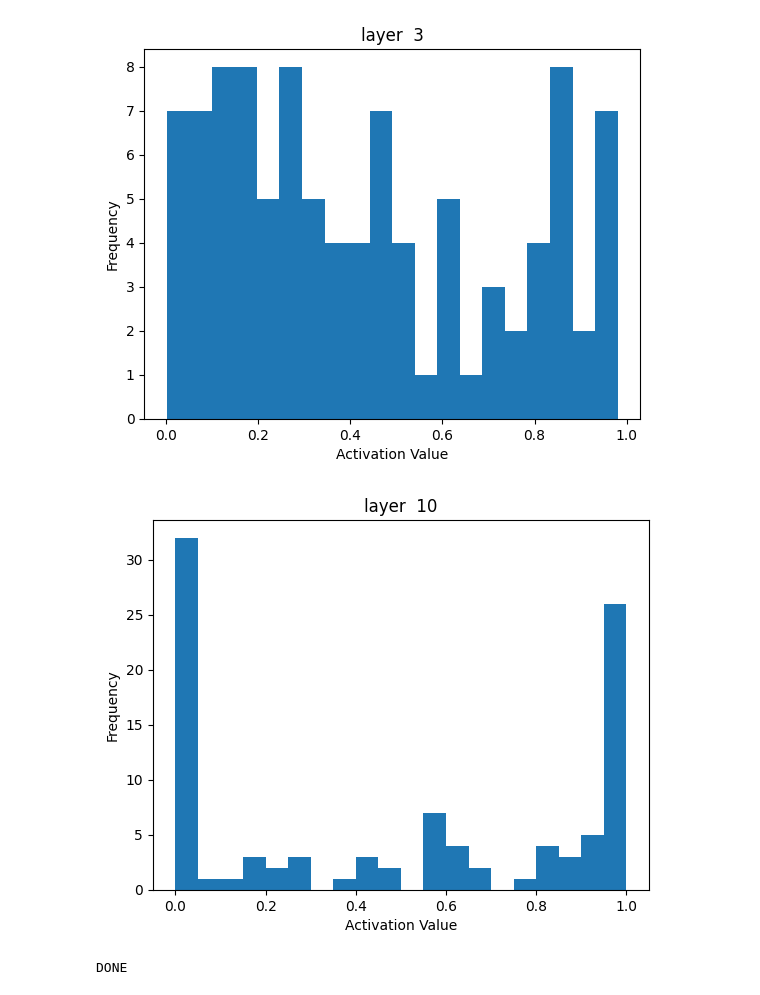
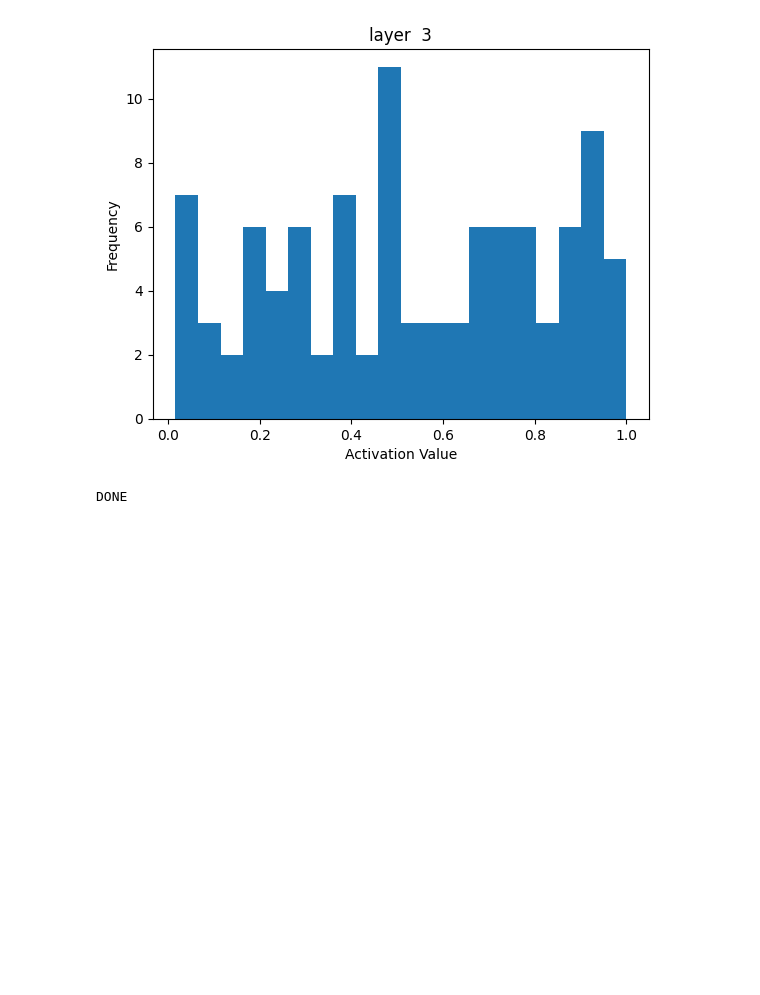
Before and after one commit to MehrabHamidi99/DimensionCollapse_sparsity, a Jupyter notebook: run_exp.ipynb, the cells around one changed output. Drawn from its saved outputs; the diff is of its cells as text; code cells hidden in the pictures; blank space fills up the shorter version.

```diff
--- a/run_exp.ipynb
+++ b/run_exp.ipynb
@@ -7,36 +7,35 @@ archs = [
     # (100, [100]),
     # (100, [100, 100]),
     (100, [100, 100, 100]),
     # (100, [100, 100, 100, 100]),
     # (100, [100, 100, 100, 100, 100]),
     # (100, [100, 100, 100, 100, 100, 100]),
     # (100, [100, 100, 100, 100, 100, 100, 100]),
     # (100, [100, 100, 100, 100, 100, 100, 100, 100]),
     # (100, [100, 100, 100, 100, 100, 100, 100, 100, 100]),
-    (100, [100, 100, 100, 100, 100, 100, 100, 100, 100, 100]),
+    # (100, [100, 100, 100, 100, 100, 100, 100, 100, 100, 100]),
     # (100, [100, 100, 100, 100, 100, 100, 100, 100, 100, 100, 100]),
     # (100, [100, 100, 100, 100, 100, 100, 100, 100, 100, 100, 100, 100]),
     # (100, [100, 100, 100, 100, 100, 100, 100, 100, 100, 100, 100, 100, 100]),
     # (100, [100, 100, 100, 100, 100, 100, 100, 100, 100, 100, 100, 100, 100, 100]),
     # (100, [100, 100, 100, 100, 100, 100, 100, 100, 100, 100, 100, 100, 100, 100, 100]),
     # (100, [100, 100, 100, 100, 100, 100, 100, 100, 100, 100, 100, 100, 100, 100, 100, 100]),
     # (100, [100, 100, 100, 100, 100, 100, 100, 100, 100, 100, 100, 100, 100, 100, 100, 100, 100]),
     # (100, [100, 100, 100, 100, 100, 100, 100, 100, 100, 100, 100, 100, 100, 100, 100, 100, 100, 100]),
     # (100, [100, 100, 100, 100, 100, 100, 100, 100, 100, 100, 100, 100, 100, 100, 100, 100, 100, 100, 100]),
     # (100, [100, 100, 100, 100, 100, 100, 100, 100, 100, 100, 100, 100, 100, 100, 100, 100, 100, 100, 100, 100]),
     # (100, [100, 100, 100, 100, 100, 100, 100, 100, 100, 100, 100, 100, 100, 100, 100, 100, 100, 100, 100, 100, 100]),
     # (100, [100, 100, 100, 100, 100, 100, 100, 100, 100, 100, 100, 100, 100, 100, 100, 100, 100, 100, 100, 100, 100, 100]),
     # (100, [100, 100, 100, 100, 100, 100, 100, 100, 100, 100, 100, 100, 100, 100, 100, 100, 100, 100, 100, 100, 100, 100, 100]),
     # (100, [100, 100, 100, 100, 100, 100, 100, 100, 100, 100, 100, 100, 100, 100, 100, 100, 100, 100, 100, 100, 100, 100, 100, 100, 100, 100, 100, 100, 100, 100, 100]),
     # (100, [100, 100, 100, 100, 100, 100, 100, 100, 100, 100, 100, 100, 100, 100, 100, 100, 100, 100, 100, 100, 100, 100, 100, 100, 100, 100, 100, 100, 100, 100, 100, 100, 100, 100, 100, 100, 100, 100, 100, 100, 100, 100, 100]),
 ]
 scale = 1
 normal_dist = True
 results = [one_random_experiment(i, exps=1, one=False, pre_path='test_results/', normal_dist=normal_dist, loc=0, scale=scale) for i in tqdm(archs)]
 print("DONE")
 # %% [output]
-[figure, old version]
+[figure, new version]
-[figure, removed]
 DONE
 # %%
 animate_histogram(results, 'hidden Layers', pre_path='test_results/')
```
Also changed, not shown: parts of 1 cell of this notebook, 1 other file.
